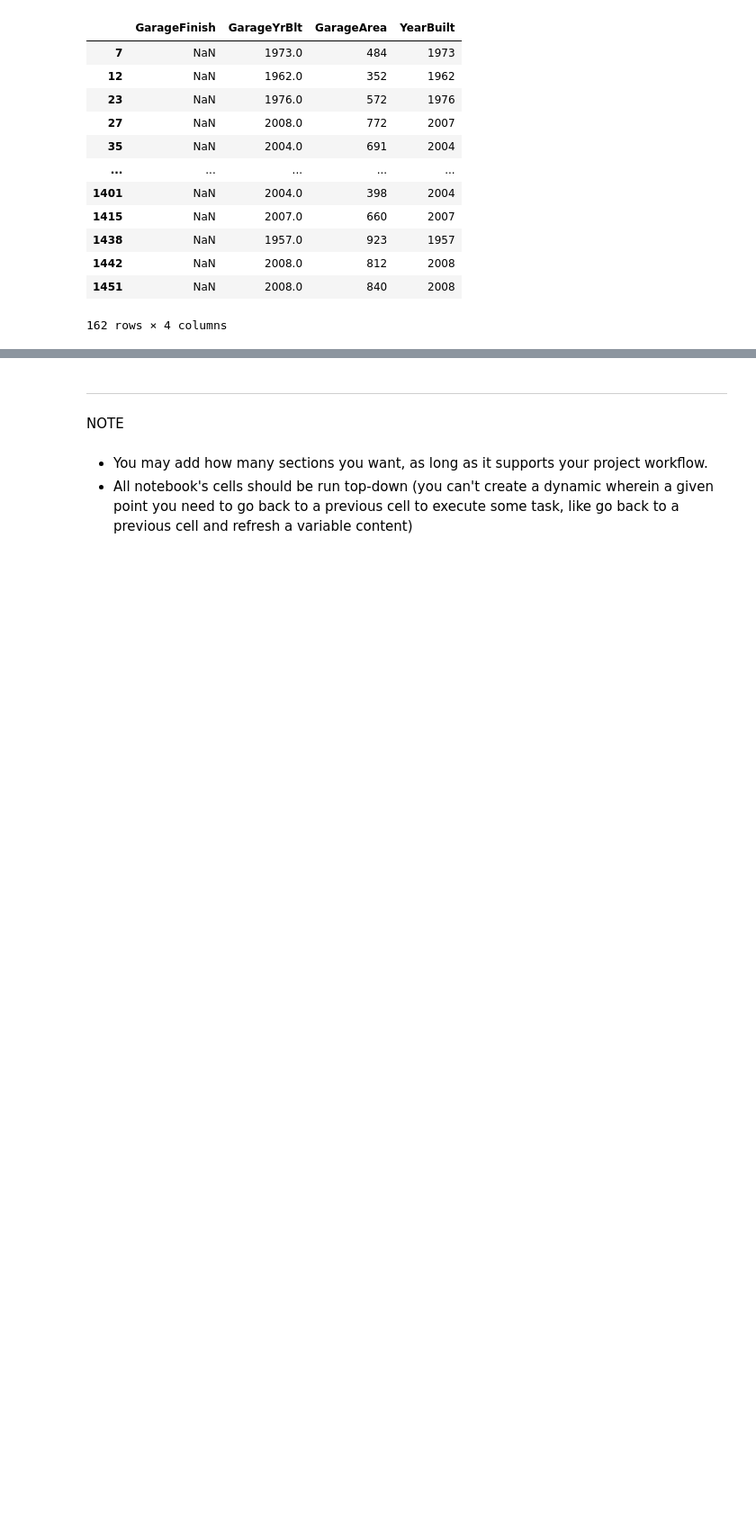
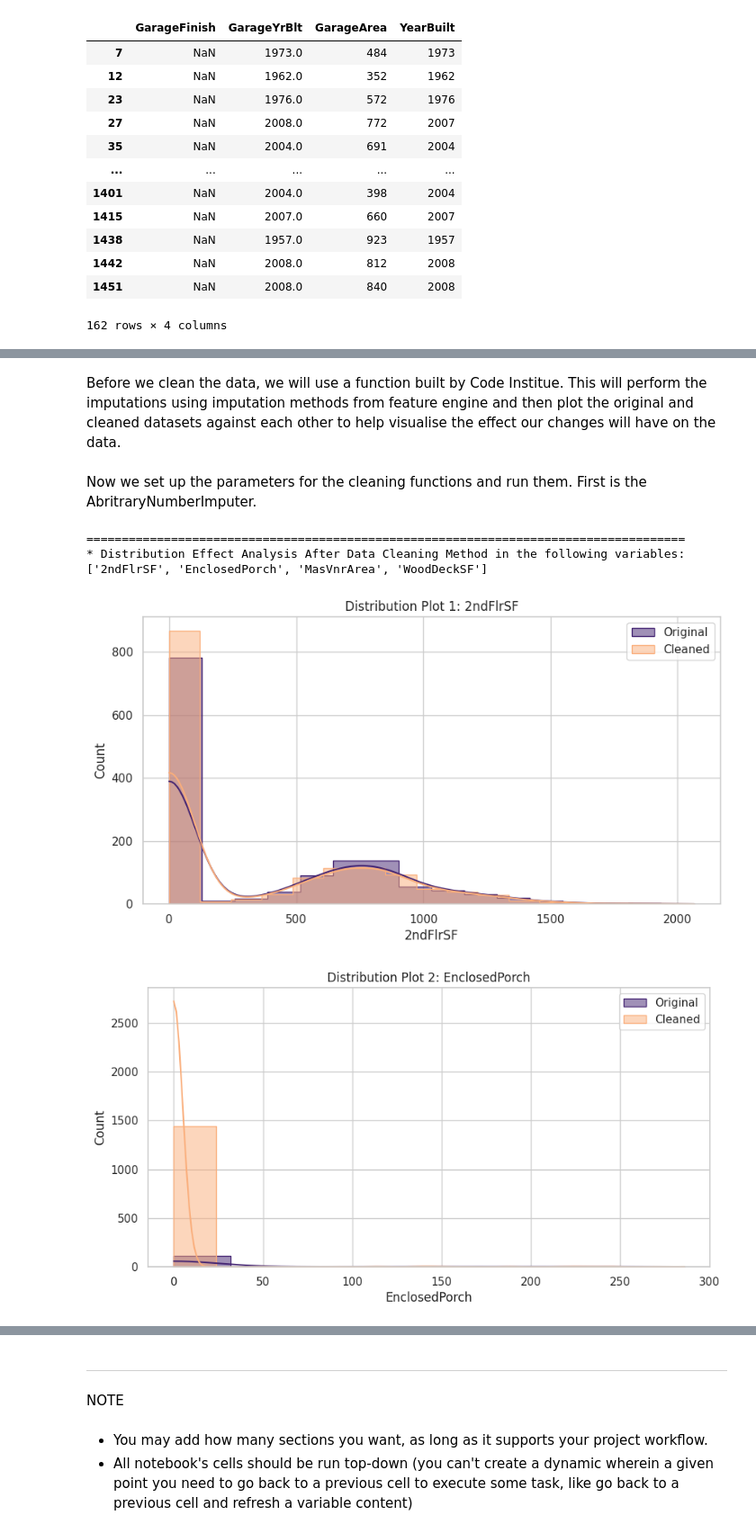
Before and after one commit to Samuel-Dainton/Heritage-Housing-Issues-P5, a Jupyter notebook: jupyter_notebooks/03 - Data Cleaning.ipynb, the cells around one changed output, grey strips where cells are left out. Shown at 90% size. Saved outputs shown, nothing was run; the diff lists cells and outputs as text; code cells hidden in the pictures; blank space fills up the shorter version.

```diff
--- a/jupyter_notebooks/03 - Data Cleaning.ipynb
+++ b/jupyter_notebooks/03 - Data Cleaning.ipynb
@@ -350,8 +231,0 @@ ValueError: Could not interpret value `2ndFlrSF` for parameter `x`
-# %%
-df['2ndFlrSF'].fillna(0, inplace=True)
-df['EnclosedPorch'].fillna(0, inplace=True)
-df['LotFrontage'].fillna(0, inplace=True)
-df['MasVnrArea'].fillna(0, inplace=True)
-df['WoodDeckSF'].fillna(0, inplace=True)
-vars_with_missing_data = df.columns[df.isna().sum() > 0].to_list()
-vars_with_missing_data
@@ -360,4 +231,0 @@ df['BedroomAbvGr'].isnull().sum()
-# %%
-df.dropna(subset=['BedroomAbvGr'], inplace=True)
-vars_with_missing_data = df.columns[df.isna().sum() > 0].to_list()
-vars_with_missing_data
@@ -383,3 +231,0 @@ We know from our initial study of the data that this variable shows between nega
-# %%
-df['BsmtFinType1'].fillna(value='Unf', inplace=True)
-df['BsmtFinType1'].value_counts()
@@ -391,3 +231,0 @@ From the PPS and Pearson and Spearman correlations, as hypothesized, we see a ve
-# %%
-df['GarageYrBlt'].fillna(df['YearBuilt'], inplace=True)
-df[['YearBuilt', 'GarageYrBlt']]
@@ -393,0 +291,2 @@ df[['YearBuilt', 'GarageYrBlt']]
+# %% [markdown]
+Before we clean the data, we will use a function built by Code Institue. This will perform the imputations using imputation methods from feature engine and then plot the original and cleaned datasets against each other to help visualise the effect our changes will have on the data.
@@ -393,0 +339,20 @@ df[['YearBuilt', 'GarageYrBlt']]
+# %% [markdown]
+Now we set up the parameters for the cleaning functions and run them. First is the AbritraryNumberImputer.
+# %%
+from feature_engine.imputation import ArbitraryNumberImputer
+
+variables_method = ['2ndFlrSF', 'EnclosedPorch', 'MasVnrArea', 'WoodDeckSF']
+variables_method
+
+imputer = ArbitraryNumberImputer(arbitrary_number=0, variables=variables_method)
+df_method = imputer.fit_transform(df)
+
+DataCleaningEffect(df_original=df,
+                   df_cleaned=df_method,
+                   variables_applied_with_method=variables_method)
+# %% [output]
+=====================================================================================
+* Distribution Effect Analysis After Data Cleaning Method in the following variables:
+['2ndFlrSF', 'EnclosedPorch', 'MasVnrArea', 'WoodDeckSF']
+[figure, added]
+[figure, added]
```
Also changed, not shown: parts of 38 cells of this notebook.
